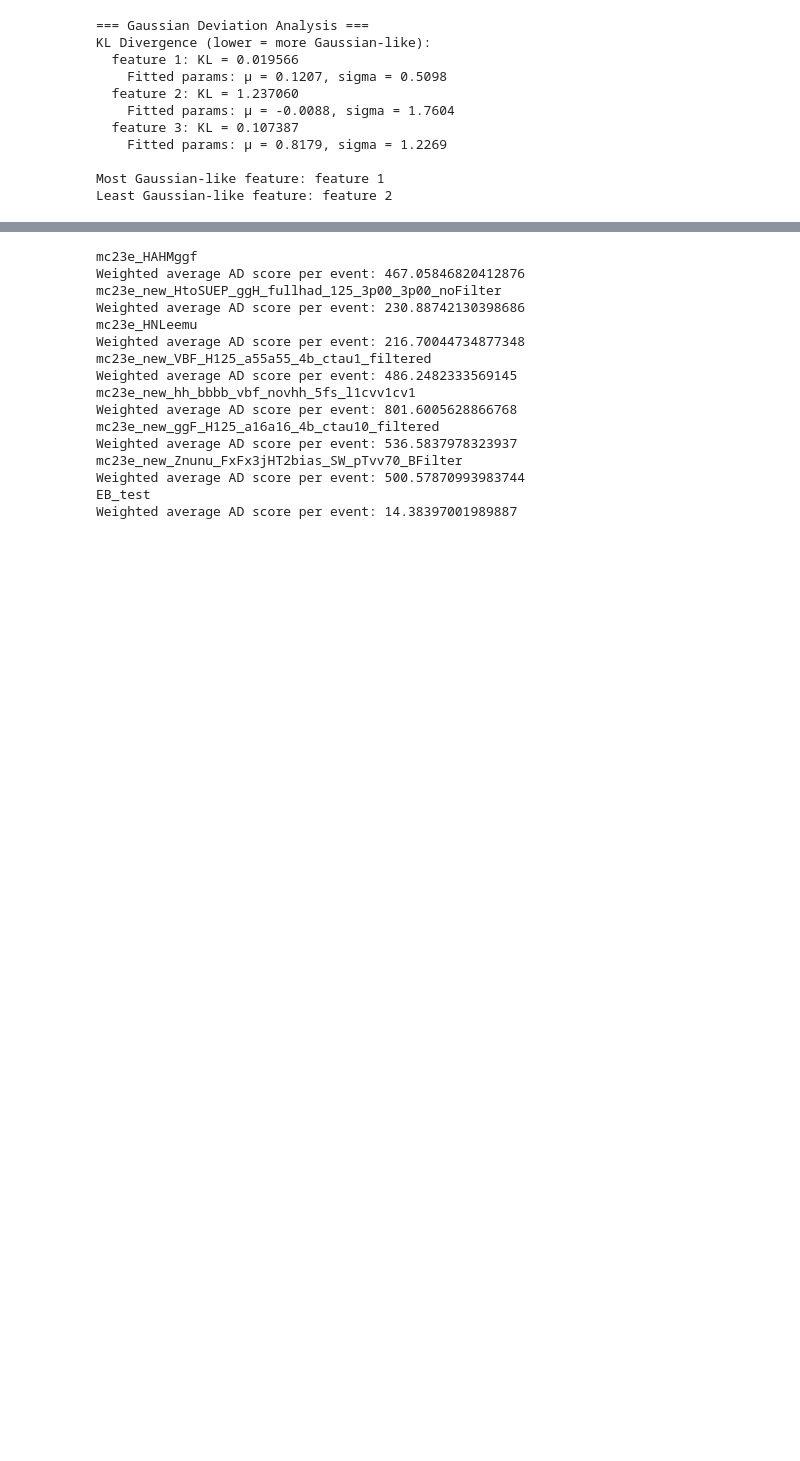
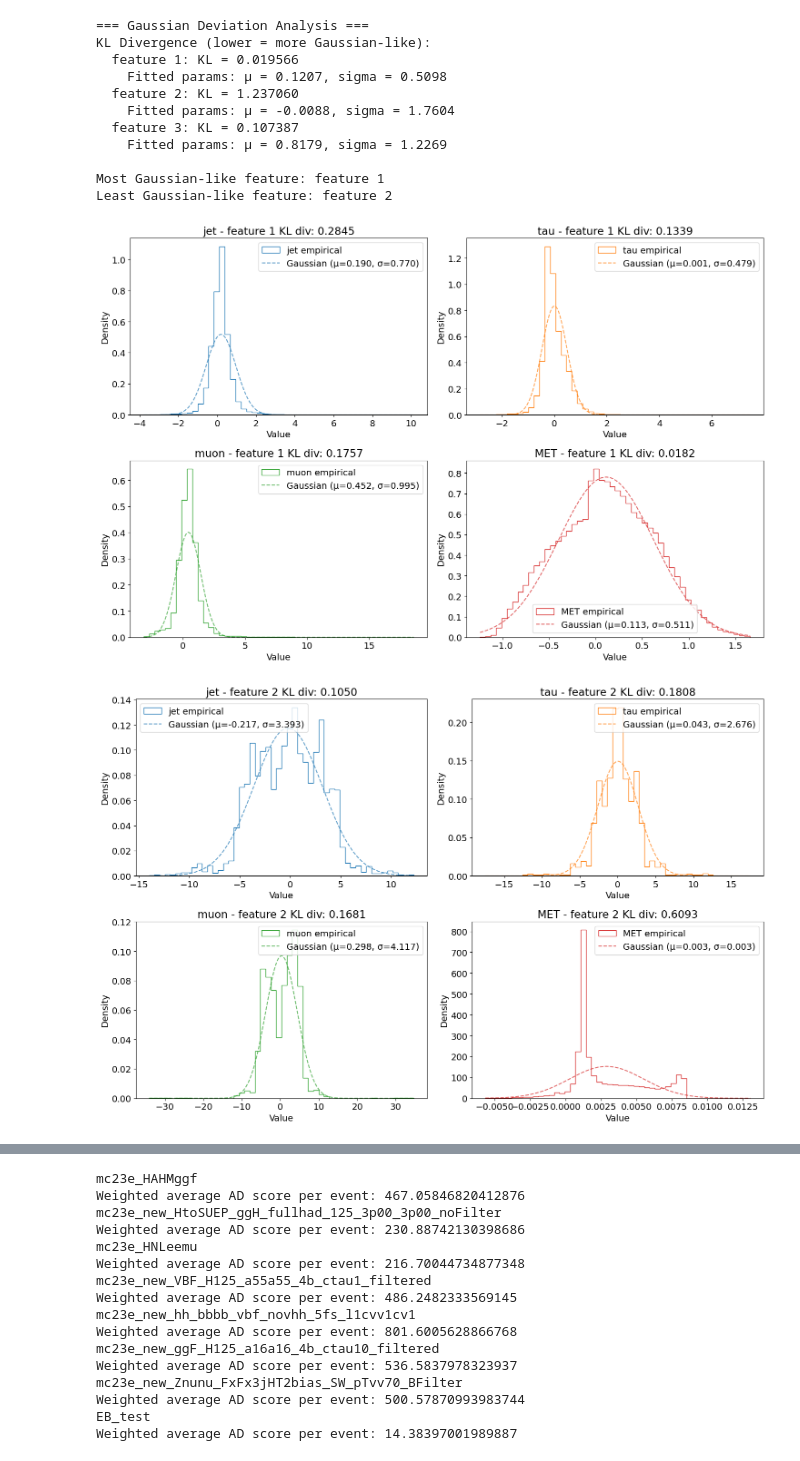
Before and after one commit to max-cohen54/CTFM_AD, a Jupyter notebook: event_level_AD/EB_v2.ipynb, the cells around one changed output, grey strips where cells are left out. Drawn from its saved outputs; the diff is of its cells as text; code cells hidden in the pictures; blank space fills up the shorter version.

```diff
--- a/event_level_AD/EB_v2.ipynb
+++ b/event_level_AD/EB_v2.ipynb
@@ -491,11 +563,11 @@ if not trained:
             'num_heads': num_heads,
             'num_layers': num_layers
         }
-    }, f"{save_path}/{label}.pt")
+    }, f"{save_path}/{__label}.pt")
 
 else:
     # Rebuild the vector field
-    ckpt = torch.load(f"{save_path}/{label}.pt", map_location=device)
+    ckpt = torch.load(f"{save_path}/{__label}.pt", map_location=device)
 
     # Recreate the architecture
     model = TransformerVectorField(**ckpt['model_kwargs'])
@@ -735,3 +839,43 @@ KL Divergence (lower = more Gaussian-like):
 
 Most Gaussian-like feature: feature 1
 Least Gaussian-like feature: feature 2
+# %%
+feature_names = ['feature 1', 'feature 2', 'feature 3']
+object_types = {1: 'jet', 2: 'tau', 3: 'muon', 4: 'MET'}
+colors = ['C0', 'C1', 'C2', 'C3']
+
+for i, feat_name in enumerate(feature_names):
+    fig, axs = plt.subplots(2, 2, figsize=(15, 10))
+    axs = axs.ravel()
+    for j, (obj_type, label) in enumerate(object_types.items()):
+        x0 = datasets['EB_test']['x0_latent'][:, :, i]
+        mask = datasets['EB_test']['torch_mask'].squeeze(-1)
+        obj_mask = mask == obj_type
+        weights = datasets['EB_test']['weights']
+        w_all = np.broadcast_to(weights[:, None], mask.shape)
+        data = x0[obj_mask].cpu().numpy()
+        w = w_all[obj_mask.cpu().numpy()]
+        if len(data) == 0:
+            continue
+        lower, upper = np.percentile(data, [1, 99])
+        valid = (data >= lower) & (data <= upper)
+        data = data[valid]
+        w = w[valid]
+        kl_div, mu, sigma = calculate_kl_divergence_to_gaussian(data, w)
+        ax = axs[j]
+        ax.hist(data, bins=50, histtype='step', density=True,
+                label=f'{label} empirical', color=colors[j], weights=w)
+        x = np.linspace(data.min(), data.max(), 200)
+        ax.plot(x, norm.pdf(x, mu, sigma), color=colors[j], linestyle='dashed', alpha=0.7,
+                label=f'Gaussian (μ={mu:.3f}, σ={sigma:.3f})')
+        ax.set_title(f'{label} - {feat_name} KL div: {kl_div:.4f}')
+        ax.set_xlabel('Value')
+        ax.set_ylabel('Density')
+        ax.legend()
+    plt.tight_layout()
+    #plt.savefig(f"{plots_path}/gaussian_deviation_by_type_{i+1}.png")
+    plt.show()
+    plt.close()
+# %% [output]
+[figure, added]
+[figure, added]
```
Also changed, not shown: parts of 5 cells of this notebook, 4 other files.
